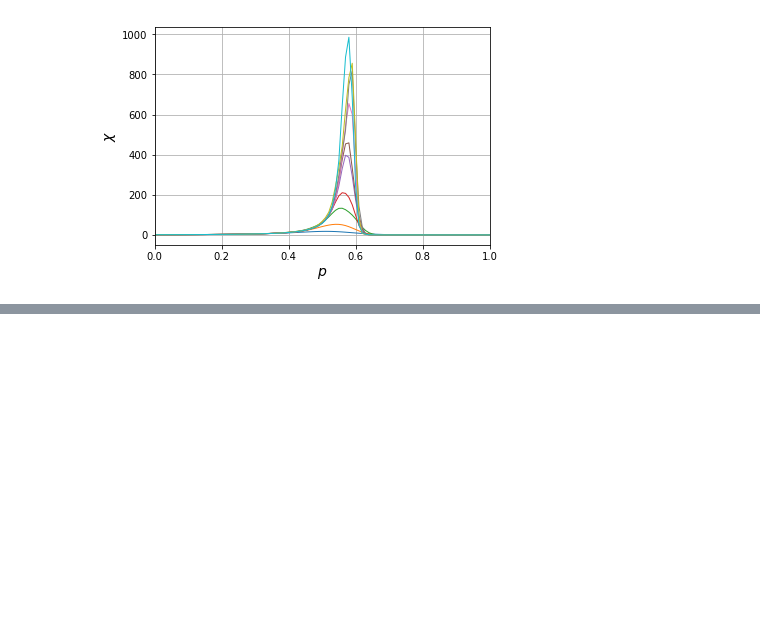
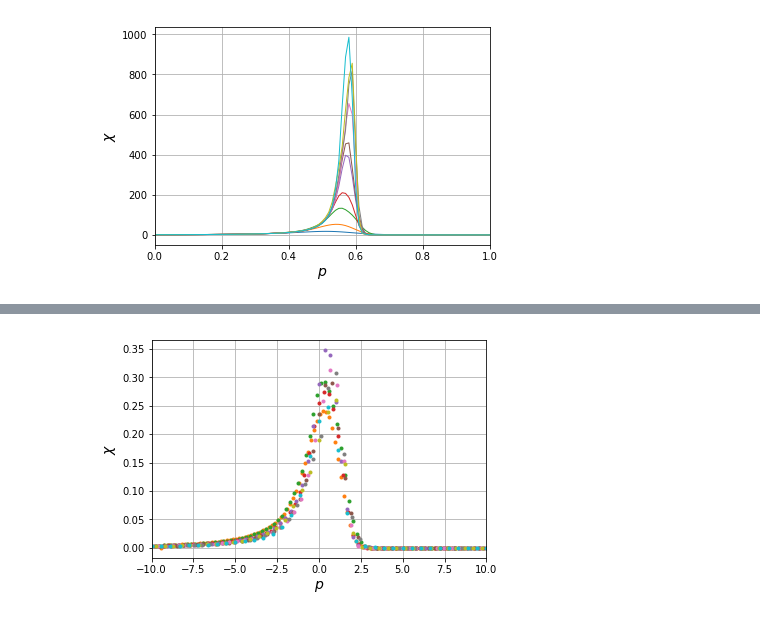
Before and after one commit to python-cbpf/cluster-finder-algorithms-CarstenHensel, a Jupyter notebook: data_analysis.ipynb, the cells around one changed output, grey strips where cells are left out. Cells and saved outputs as stored; diff of their text form; code cells hidden in the pictures; blank space fills up the shorter version.

```diff
--- a/data_analysis.ipynb
+++ b/data_analysis.ipynb
@@ -172,0 +234,43 @@ plt.show()
+# %%
+#find p_c by shifting maximum values to 0, then plot as fct of (p-p_c)/p_c*L^{-/\nu}
+# fit value for \nu
+
+import matplotlib.pyplot as plt
+import numpy as np
+
+c=.75
+d=.5
+
+P[0] = [(0.01*i-d)/d*(L[0])**c for i in range(101)]
+P[1] = [(0.01*i-.028-d)/(.028+d)*(L[1])**c for i in range(101)]
+P[2] = [(0.01*i-.044-d)/(.044+d)*(L[2])**c for i in range(101)]
+P[3] = [(0.01*i-.05-d)/(.05+d)*(L[3])**c for i in range(101)]
+P[4] = [(0.01*i-.06-d)/(.06+d)*(L[4])**c for i in range(101)]
+P[5] = [(0.01*i-.06-d)/(.06+d)*(L[5])**c for i in range(101)]
+P[6] = [(0.01*i-.065-d)/(.065+d)*(L[6])**c for i in range(101)]
+P[7] = [(0.01*i-.068-d)/(.068+d)*(L[7])**c for i in range(101)]
+P[8] = [(0.01*i-.07-d)/(.07+d)*(L[8])**c for i in range(101)]
+P[9] = [(0.01*i-.07-d)/(.07+d)*(L[9])**c for i in range(101)]
+
+
+
+
+#take smallest system size k=0, i.e. L=10 out
+for k in range(1,10):
+    plt.plot(P[k], S[:,k]/((10*(k+1))**b),".", color='C' + str(k), linewidth=1, label=r"0")
+
+plt.xlim(-10,10)
+#plt.ylim(0,1.1)
+
+
+plt.grid(True)
+
+
+#plt.legend(bbox_to_anchor=(.5, .49), loc=1,frameon=False)
+plt.xlabel(r"$p$",fontsize=14)
+plt.ylabel(r"$\chi$",fontsize=14)
+plt.show()
+
+#result indicates \gamma/\nu=1.8 and 1/\nu=.75, that is \gamma=2.4 and \nu=1.33
+# %% [output]
+[figure, added]
```
Also changed, not shown: parts of 14 cells of this notebook.
